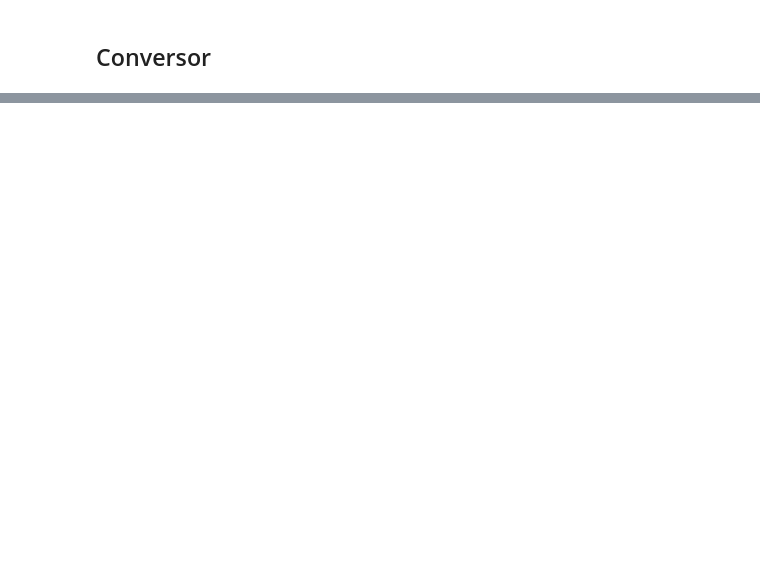
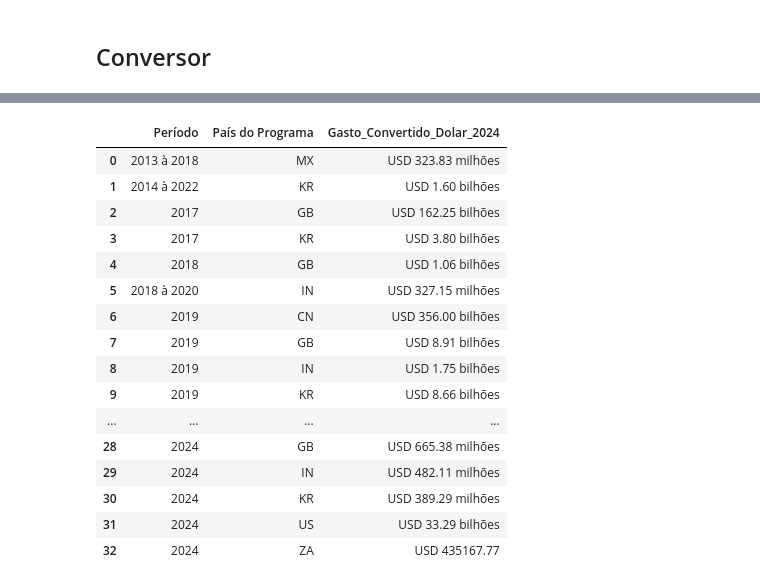
Before and after one commit to arthur-kt/PPP-Intertemporal-Converter, a Jupyter notebook: PPP_converter.ipynb, the cells around one changed output, grey strips where cells are left out. Saved outputs shown, nothing was run; the diff lists cells and outputs as text; code cells hidden in the pictures; blank space fills up the shorter version.

```diff
--- a/PPP_converter.ipynb
+++ b/PPP_converter.ipynb
@@ -123,6 +131,22 @@ def converter_para_dolar_corrente(row):
       gasto_ajustado = gasto_em_dolar_ppp * (cpi_atual / cpi_media)
 
     return float(gasto_ajustado)
+
+
+def agrupar_gastos(df):
+    # Agrupa por 'Período' e 'País do Programa' e soma os valores de 'Gasto_Convertido_Dolar_2024'
+    df_agrupado = df.groupby(['Período', 'País do Programa'])['Gasto_Convertido_Dolar_2024'].sum().reset_index()
+    return df_agrupado
+
+def agrupar_gastos_pais(df):
+    # Agrupa por 'Período' e 'País do Programa' e soma os valores de 'Gasto_Convertido_Dolar_2024'
+    df_pais = df.groupby(['País do Programa'])['Gasto_Convertido_Dolar_2024'].sum().reset_index()
+    return df_pais
+
+def agrupar_gastos_programa(df):
+    # Agrupa por 'Período' e 'País do Programa' e soma os valores de 'Gasto_Convertido_Dolar_2024'
+    df_prog = df.groupby(['Programa', 'País do Programa'])['Gasto_Convertido_Dolar_2024'].sum().reset_index()
+    return df_prog
 # %% [markdown]
 ## Função Formatação
 # %%
@@ -583,0 +904,28 @@ df[['País do Programa', 'Programa', 'Descrição', 'Ano', 'Ano2', 'Gasto Local'
+# %%
+df_agrupado = agrupar_gastos(df)
+
+# Convert 'Gasto_Convertido_Dolar_2024' to numeric before formatting
+df_agrupado['Gasto_Convertido_Dolar_2024'] = pd.to_numeric(df_agrupado['Gasto_Convertido_Dolar_2024'], errors='coerce')
+
+# Apply formatting only once
+df_agrupado['Gasto_Convertido_Dolar_2024'] = df_agrupado['Gasto_Convertido_Dolar_2024'].apply(formatar_valor_dolar)
+
+df_agrupado
+# %% [output]
+|  | Período | País do Programa | Gasto_Convertido_Dolar_2024 |
+| 0 | 2013 à 2018 | MX | USD 323.83 milhões |
+| 1 | 2014 à 2022 | KR | USD 1.60 bilhões |
+| 2 | 2017 | GB | USD 162.25 bilhões |
+| 3 | 2017 | KR | USD 3.80 bilhões |
+| 4 | 2018 | GB | USD 1.06 bilhões |
+| 5 | 2018 à 2020 | IN | USD 327.15 milhões |
+| 6 | 2019 | CN | USD 356.00 bilhões |
+| 7 | 2019 | GB | USD 8.91 bilhões |
+| 8 | 2019 | IN | USD 1.75 bilhões |
+| 9 | 2019 | KR | USD 8.66 bilhões |
+| ... | ... | ... | ... |
+| 28 | 2024 | GB | USD 665.38 milhões |
+| 29 | 2024 | IN | USD 482.11 milhões |
+| 30 | 2024 | KR | USD 389.29 milhões |
+| 31 | 2024 | US | USD 33.29 bilhões |
+| 32 | 2024 | ZA | USD 435167.77 |
```
Also changed, not shown: parts of 6 cells of this notebook.
